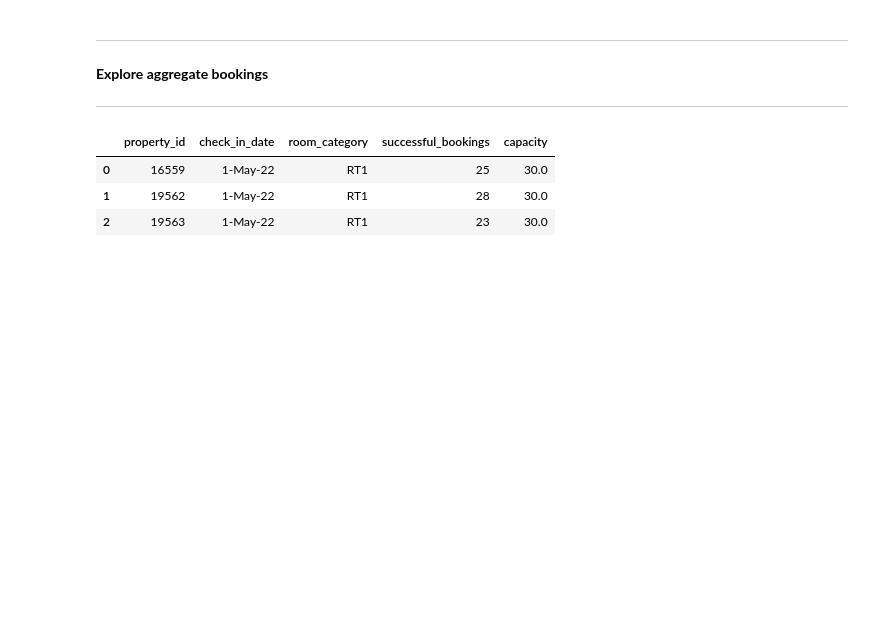
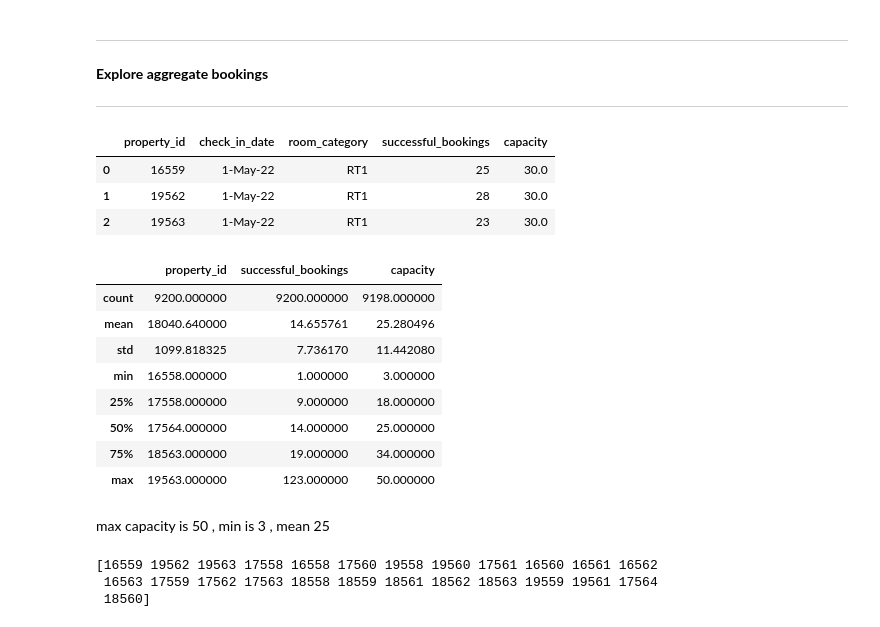
Before and after one commit to predictor450v/EDA_ANALYSIS_HOSPITALITY, a Jupyter notebook: analysis.ipynb, the cells around one changed output. Saved outputs shown, nothing was run; the diff lists cells and outputs as text; code cells hidden in the pictures; blank space fills up the shorter version.

```diff
--- a/analysis.ipynb
+++ b/analysis.ipynb
@@ -180,3 +180,24 @@ df_agg_bookings.head(3)
 | 0 | 16559 | 1-May-22 | RT1 | 25 | 30.0 |
 | 1 | 19562 | 1-May-22 | RT1 | 28 | 30.0 |
 | 2 | 19563 | 1-May-22 | RT1 | 23 | 30.0 |
+# %%
+df_agg_bookings.describe()
+# %% [output]
+|  | property_id | successful_bookings | capacity |
+| count | 9200.000000 | 9200.000000 | 9198.000000 |
+| mean | 18040.640000 | 14.655761 | 25.280496 |
+| std | 1099.818325 | 7.736170 | 11.442080 |
+| min | 16558.000000 | 1.000000 | 3.000000 |
+| 25% | 17558.000000 | 9.000000 | 18.000000 |
+| 50% | 17564.000000 | 14.000000 | 25.000000 |
+| 75% | 18563.000000 | 19.000000 | 34.000000 |
+| max | 19563.000000 | 123.000000 | 50.000000 |
+# %% [markdown]
+max capacity is 50 , min is 3 , mean 25
+# %%
+# now i want unique property id
+print(df_agg_bookings.property_id.unique())
+# %% [output]
+[16559 19562 19563 17558 16558 17560 19558 19560 17561 16560 16561 16562
+ 16563 17559 17562 17563 18558 18559 18561 18562 18563 19559 19561 17564
+ 18560]
```
Also changed, not shown: parts of 7 cells of this notebook.
